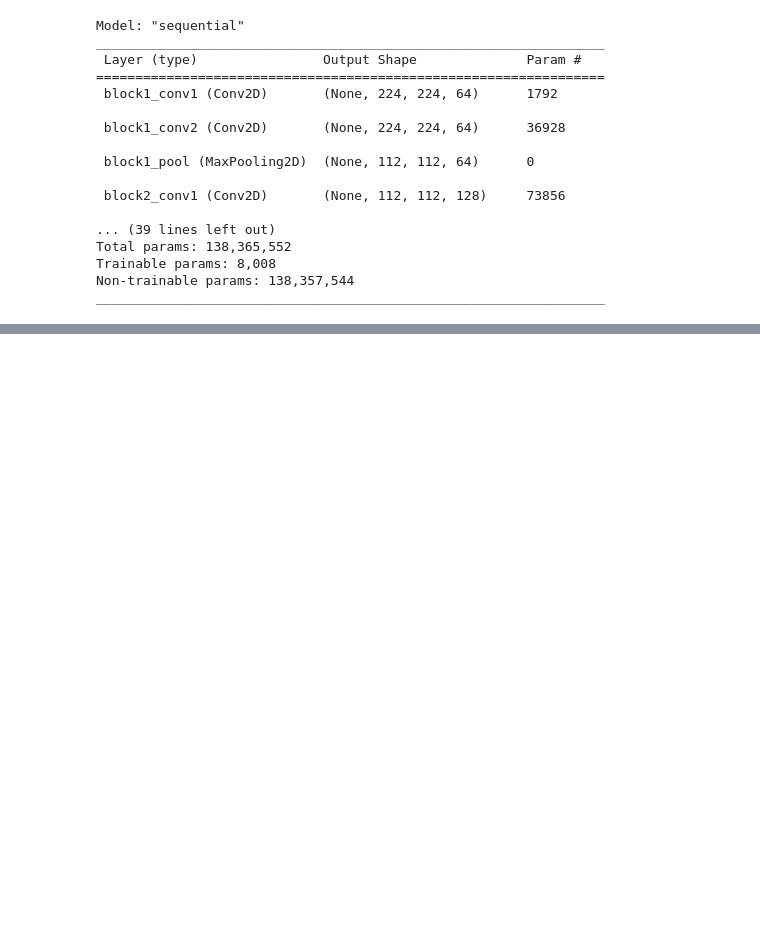
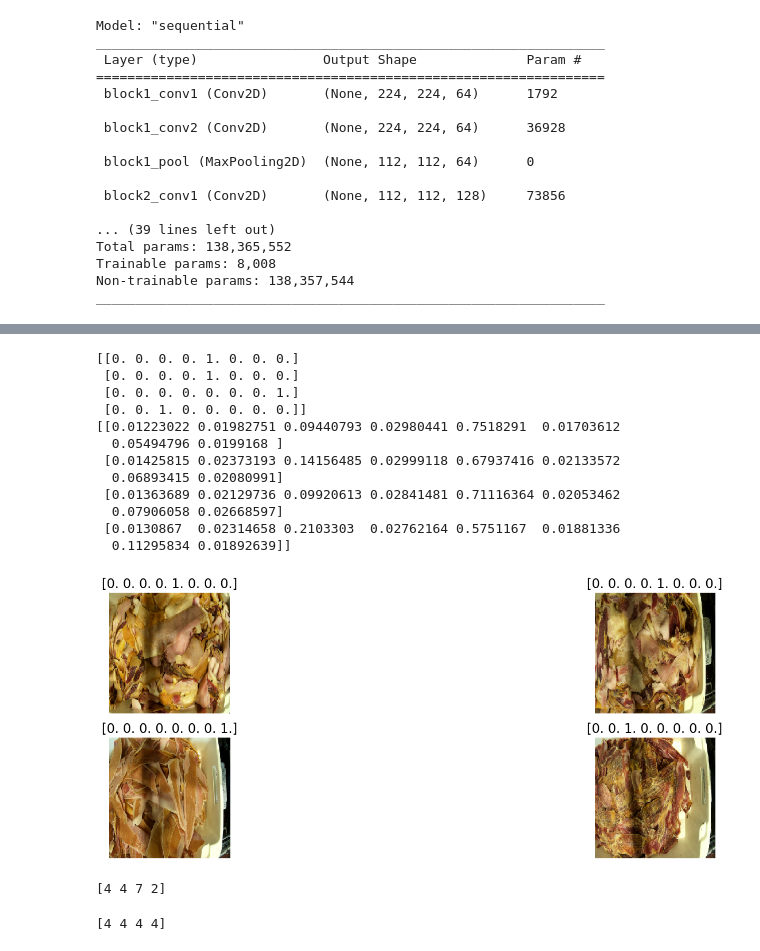
Before and after one commit to msanta-cruz/Practica_Final_MST, a Jupyter notebook: Proyecto_Final_MST.ipynb, the cells around one changed output, grey strips where cells are left out. Saved outputs shown, nothing was run; the diff lists cells and outputs as text; code cells hidden in the pictures; blank space fills up the shorter version.

```diff
--- a/Proyecto_Final_MST.ipynb
+++ b/Proyecto_Final_MST.ipynb
@@ -229,0 +231,30 @@ Epoch 16/20
+# %%
+test_imgs, test_labels = next(test_batches)
+plots(test_imgs, titles=test_labels)
+print(test_labels)
+predictions = model.predict_on_batch(np.array(test_imgs))
+print(predictions)
+test_labels = np.array(test_labels.argmax(axis=1))
+predictions = np.array(predictions.argmax(axis=1))
+# %% [output]
+[[0. 0. 0. 0. 1. 0. 0. 0.]
+ [0. 0. 0. 0. 1. 0. 0. 0.]
+ [0. 0. 0. 0. 0. 0. 0. 1.]
+ [0. 0. 1. 0. 0. 0. 0. 0.]]
+[[0.01223022 0.01982751 0.09440793 0.02980441 0.7518291  0.01703612
+  0.05494796 0.0199168 ]
+ [0.01425815 0.02373193 0.14156485 0.02999118 0.67937416 0.02133572
+  0.06893415 0.02080991]
+ [0.01363689 0.02129736 0.09920613 0.02841481 0.71116364 0.02053462
+  0.07906058 0.02668597]
+ [0.0130867  0.02314658 0.2103303  0.02762164 0.5751167  0.01881336
+  0.11295834 0.01892639]]
+[figure, added]
+# %%
+print(test_labels)
+# %% [output]
+[4 4 7 2]
+# %%
+print(predictions)
+# %% [output]
+[4 4 4 4]
```
Also changed, not shown: parts of 4 cells of this notebook.
